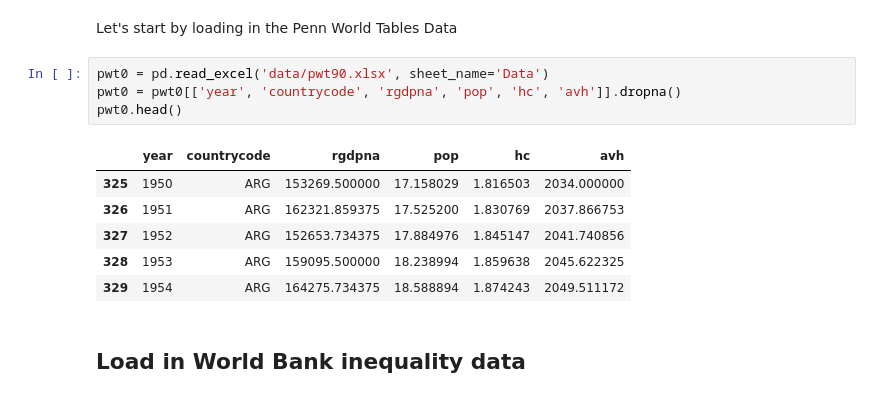
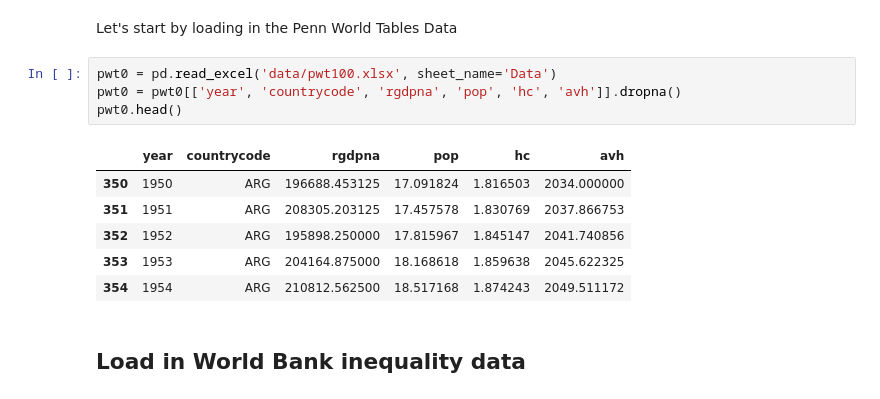
Before and after one commit to iamlemec/macro_data, a Jupyter notebook: 3_Merging_Data.ipynb, the cells around one changed output. Drawn from its saved outputs; the diff is of its cells as text.

```diff
--- a/3_Merging_Data.ipynb
+++ b/3_Merging_Data.ipynb
@@ -17,16 +17,16 @@ plt.rcParams['axes.spines.right'] = False
 # %% [markdown]
 Let's start by loading in the Penn World Tables Data
 # %%
-pwt0 = pd.read_excel('data/pwt90.xlsx', sheet_name='Data')
+pwt0 = pd.read_excel('data/pwt100.xlsx', sheet_name='Data')
 pwt0 = pwt0[['year', 'countrycode', 'rgdpna', 'pop', 'hc', 'avh']].dropna()
 pwt0.head()
 # %% [output]
 |  | year | countrycode | rgdpna | pop | hc | avh |
-| 325 | 1950 | ARG | 153269.500000 | 17.158029 | 1.816503 | 2034.000000 |
-| 326 | 1951 | ARG | 162321.859375 | 17.525200 | 1.830769 | 2037.866753 |
-| 327 | 1952 | ARG | 152653.734375 | 17.884976 | 1.845147 | 2041.740856 |
-| 328 | 1953 | ARG | 159095.500000 | 18.238994 | 1.859638 | 2045.622325 |
-| 329 | 1954 | ARG | 164275.734375 | 18.588894 | 1.874243 | 2049.511172 |
+| 350 | 1950 | ARG | 196688.453125 | 17.091824 | 1.816503 | 2034.000000 |
+| 351 | 1951 | ARG | 208305.203125 | 17.457578 | 1.830769 | 2037.866753 |
+| 352 | 1952 | ARG | 195898.250000 | 17.815967 | 1.845147 | 2041.740856 |
+| 353 | 1953 | ARG | 204164.875000 | 18.168618 | 1.859638 | 2045.622325 |
+| 354 | 1954 | ARG | 210812.562500 | 18.517168 | 1.874243 | 2049.511172 |
 # %% [markdown]
 ## Load in World Bank inequality data
 # %% [markdown]
```
Also changed, not shown: 4 other files.
